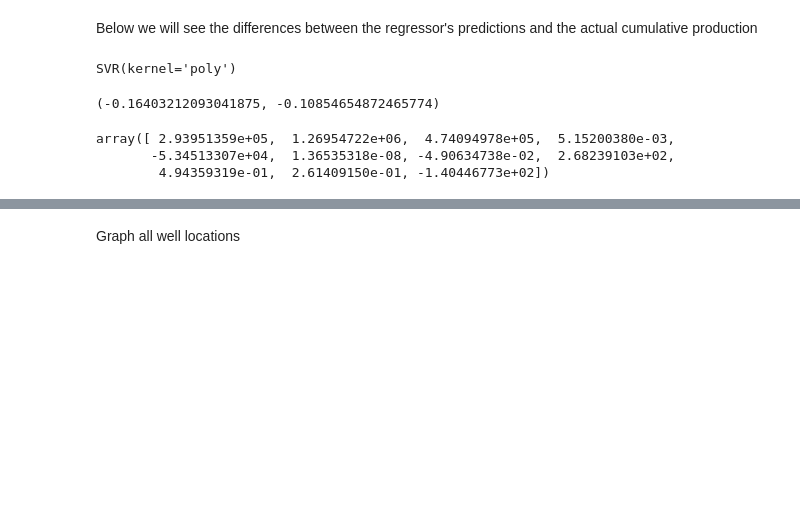
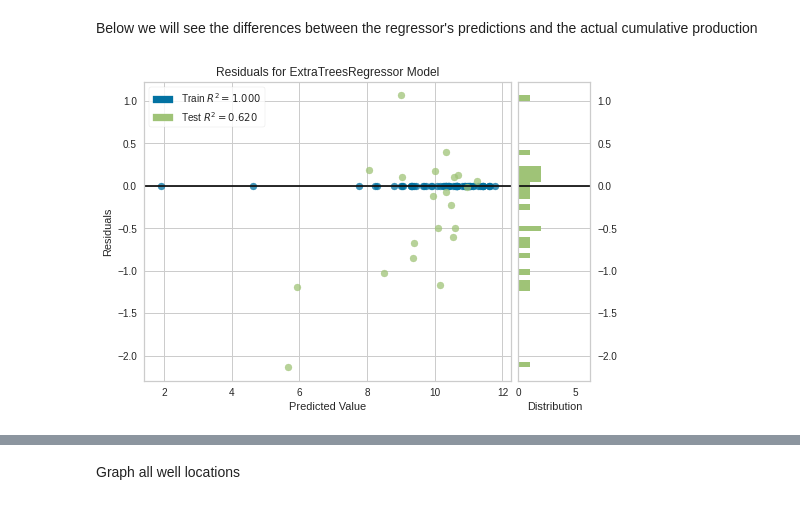
Before and after one commit to fastfists/project, a Jupyter notebook: Tools.ipynb, the cells around one changed output, grey strips where cells are left out. Cells and saved outputs as stored; diff of their text form; code cells hidden in the pictures; blank space fills up the shorter version.

```diff
--- a/Tools.ipynb
+++ b/Tools.ipynb
@@ -296,18 +373,8 @@ TypeError: graph_accuracy_importances() missing 1 required positional argument:
 # %% [markdown]
 Below we will see the differences between the regressor's predictions and the actual cumulative production
-# %%
-from sklearn.svm import SVR
-svr = SVR(kernel="poly")
-svr.fit(*train)
-# %% [output]
-SVR(kernel='poly')
-# %%
-svr.score(*train), svr.score(*test)
-# %% [output]
-(-0.16403212093041875, -0.10854654872465774)
-# %%
-net.coef_
-# %% [output]
-array([ 2.93951359e+05,  1.26954722e+06,  4.74094978e+05,  5.15200380e-03,
-       -5.34513307e+04,  1.36535318e-08, -4.90634738e-02,  2.68239103e+02,
-        4.94359319e-01,  2.61409150e-01, -1.40446773e+02])
+# %%
+from sklearn.ensemble import ExtraTreesRegressor
+etr = ExtraTreesRegressor(random_state=86)
+show_residusal(etr, train, test)
+# %% [output]
+[figure, added]
```
Also changed, not shown: parts of 31 cells of this notebook, 1 other file.
